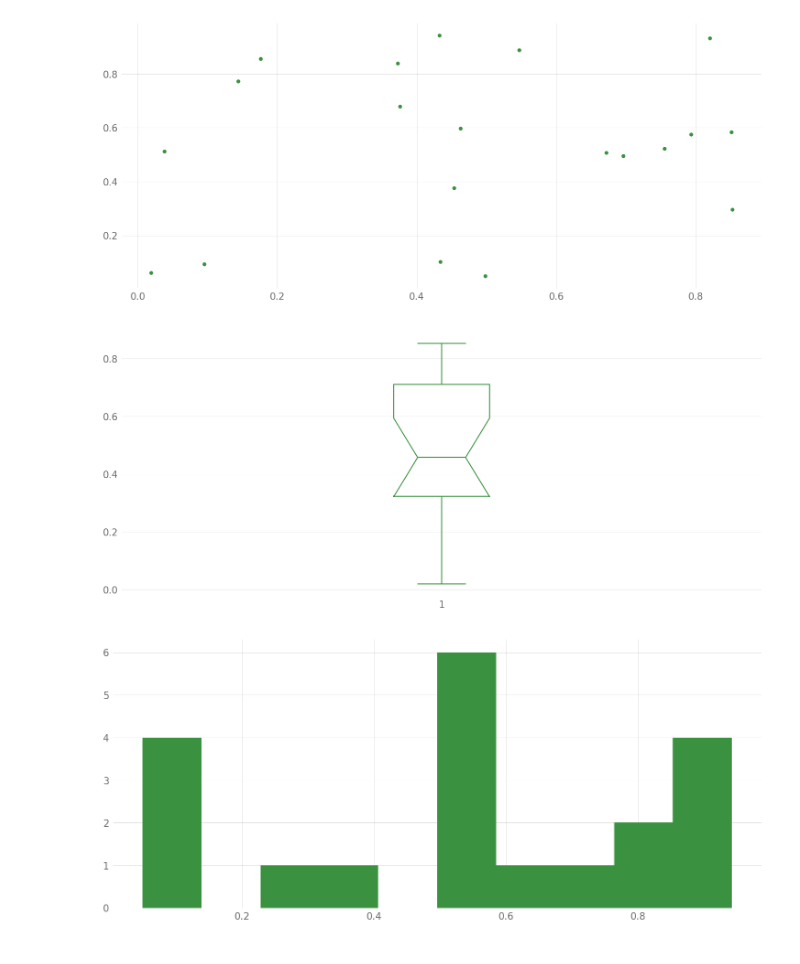
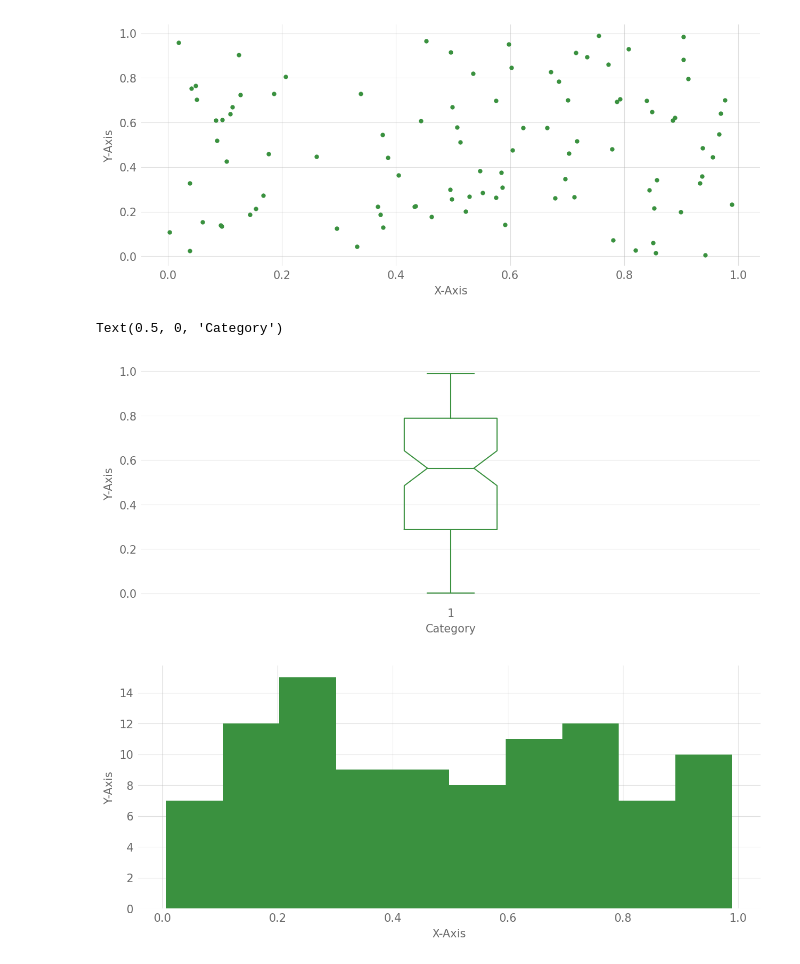
Before and after one commit to lukaszgajewski/ALLFED-matplotlib-style-sheet, a Jupyter notebook: Style Sheet Gallery.ipynb, the cells around one changed output. Saved outputs shown, nothing was run; the diff lists cells and outputs as text; code cells hidden in the pictures.

```diff
--- a/Style Sheet Gallery.ipynb
+++ b/Style Sheet Gallery.ipynb
@@ -6,8 +7,9 @@ import random
 random.seed(43)
 plt.style.use("ALLFED.mplstyle")
 # %%
-x = [random.random() for i in range(20)]
-y = [random.random() for i in range(20)]
+x = [random.random() for i in range(100)]
+y = [random.random() for i in range(100)]
+z = [random.random() for i in range(100)]
 # %%
 plt.plot(x)
 ax = plt.gca()
@@ -17,17 +21,26 @@ ax.set_title("Serif Font");
 # %%
 plt.scatter(x,y);
+ax = plt.gca()
+ax.set_ylabel("Y-Axis")
+ax.set_xlabel("X-Axis");
 # %% [output]
-[figure, old version]
+[figure, new version]
 # %%
 plt.boxplot(x)
 # Remove the grid in certain plots
 ax = plt.gca()
 ax.xaxis.grid(False)
+ax.set_ylabel("Y-Axis")
+ax.set_xlabel("Category")
 # %% [output]
+Text(0.5, 0, 'Category')
-[figure, old version]
+[figure, new version]
 # %%
 plt.hist(y);
+ax = plt.gca()
+ax.set_ylabel("Y-Axis")
+ax.set_xlabel("X-Axis");
 # %% [output]
-[figure, old version]
+[figure, new version]
 # %%
 sns.kdeplot(x=x,y=y,fill=True);
```
Also changed, not shown: parts of 8 cells of this notebook, 1 other file.
